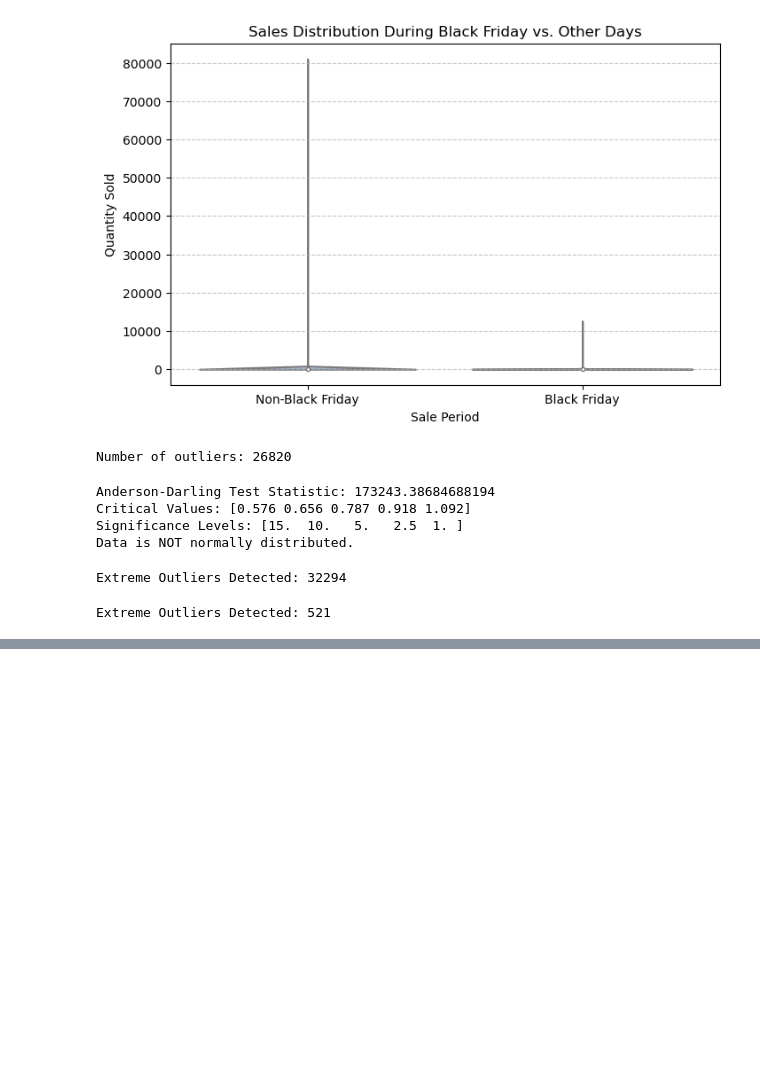
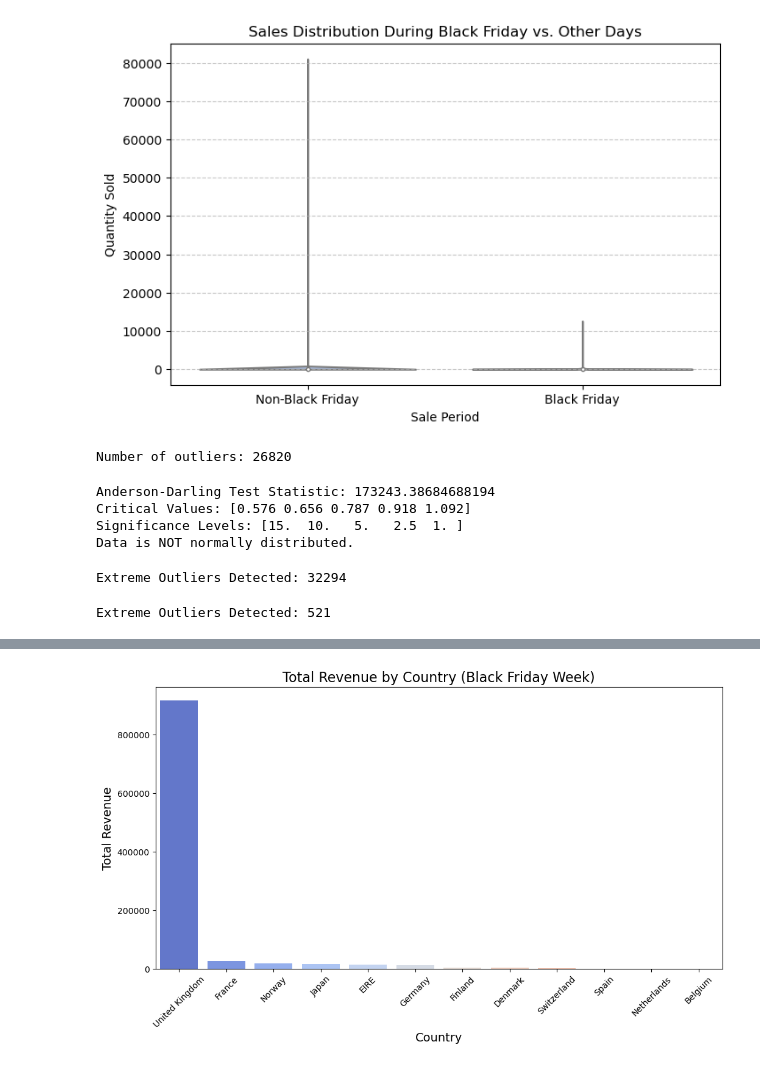
Before and after one commit to puneetprashar2003/Black_Friday_Data_Analysis, a Jupyter notebook: eda.ipynb, the cells around one changed output, grey strips where cells are left out. Saved outputs shown, nothing was run; the diff lists cells and outputs as text; code cells hidden in the pictures; blank space fills up the shorter version.

```diff
--- a/eda.ipynb
+++ b/eda.ipynb
@@ -676,0 +730,18 @@ Outliers Detected: 388
+# %%
+#revenue per country in blackfriday week
+df_black_friday = df[df['IsBlackFridayPeriod'] == 1]
+
+bf_country_revenue = df_black_friday.groupby('Country')['Revenue'].sum().sort_values(ascending=False)
+
+plt.figure(figsize=(12, 6))
+sns.barplot(x=bf_country_revenue.index, y=bf_country_revenue.values, palette="coolwarm")
+
+plt.title("Total Revenue by Country (Black Friday Week)", fontsize=16)
+plt.xlabel("Country", fontsize=14)
+plt.ylabel("Total Revenue", fontsize=14)
+
+plt.xticks(rotation=45)
+
+plt.show()
+# %% [output]
+[figure, added]
```
Also changed, not shown: parts of 10 cells of this notebook, 1 other file.
